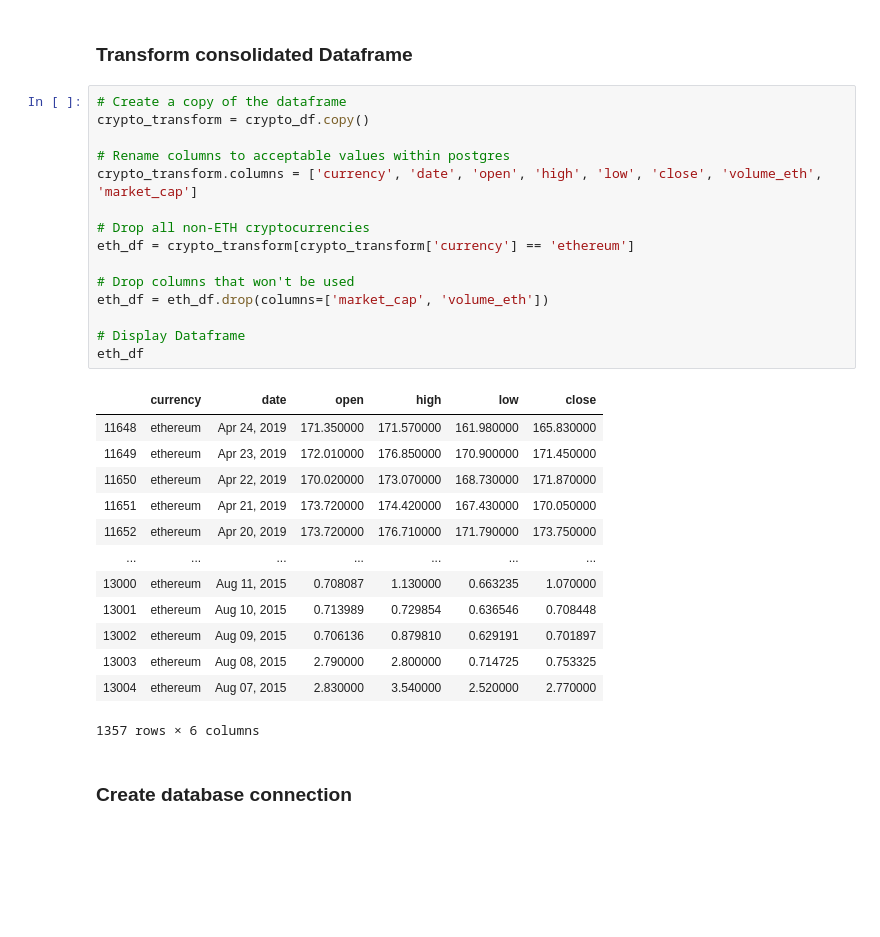
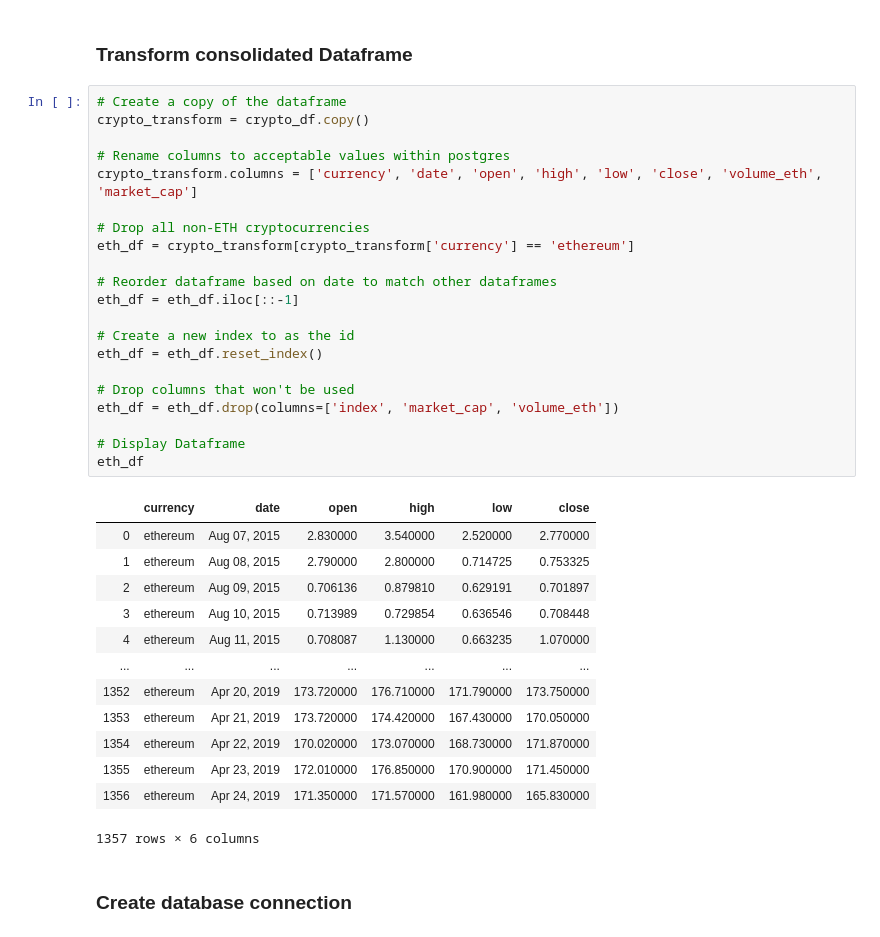
Before and after one commit to Sephka/ETL-project, a Jupyter notebook: etl_project.ipynb, the cells around one changed output. Cells and saved outputs as stored; diff of their text form; blank space fills up the shorter version.

```diff
--- a/etl_project.ipynb
+++ b/etl_project.ipynb
@@ -125,31 +133,37 @@ coinbase_transform
 # %%
 # Create a copy of the dataframe
 crypto_transform = crypto_df.copy()
 
 # Rename columns to acceptable values within postgres
 crypto_transform.columns = ['currency', 'date', 'open', 'high', 'low', 'close', 'volume_eth', 'market_cap']
 
 # Drop all non-ETH cryptocurrencies
 eth_df = crypto_transform[crypto_transform['currency'] == 'ethereum']
 
+# Reorder dataframe based on date to match other dataframes
+eth_df = eth_df.iloc[::-1]
+
+# Create a new index to as the id
+eth_df = eth_df.reset_index()
+
 # Drop columns that won't be used
-eth_df = eth_df.drop(columns=['market_cap', 'volume_eth'])
+eth_df = eth_df.drop(columns=['index', 'market_cap', 'volume_eth'])
 
 # Display Dataframe
 eth_df
 # %% [output]
 |  | currency | date | open | high | low | close |
-| 11648 | ethereum | Apr 24, 2019 | 171.350000 | 171.570000 | 161.980000 | 165.830000 |
-| 11649 | ethereum | Apr 23, 2019 | 172.010000 | 176.850000 | 170.900000 | 171.450000 |
-| 11650 | ethereum | Apr 22, 2019 | 170.020000 | 173.070000 | 168.730000 | 171.870000 |
-| 11651 | ethereum | Apr 21, 2019 | 173.720000 | 174.420000 | 167.430000 | 170.050000 |
-| 11652 | ethereum | Apr 20, 2019 | 173.720000 | 176.710000 | 171.790000 | 173.750000 |
+| 0 | ethereum | Aug 07, 2015 | 2.830000 | 3.540000 | 2.520000 | 2.770000 |
+| 1 | ethereum | Aug 08, 2015 | 2.790000 | 2.800000 | 0.714725 | 0.753325 |
+| 2 | ethereum | Aug 09, 2015 | 0.706136 | 0.879810 | 0.629191 | 0.701897 |
+| 3 | ethereum | Aug 10, 2015 | 0.713989 | 0.729854 | 0.636546 | 0.708448 |
+| 4 | ethereum | Aug 11, 2015 | 0.708087 | 1.130000 | 0.663235 | 1.070000 |
 | ... | ... | ... | ... | ... | ... | ... |
-| 13000 | ethereum | Aug 11, 2015 | 0.708087 | 1.130000 | 0.663235 | 1.070000 |
-| 13001 | ethereum | Aug 10, 2015 | 0.713989 | 0.729854 | 0.636546 | 0.708448 |
-| 13002 | ethereum | Aug 09, 2015 | 0.706136 | 0.879810 | 0.629191 | 0.701897 |
-| 13003 | ethereum | Aug 08, 2015 | 2.790000 | 2.800000 | 0.714725 | 0.753325 |
-| 13004 | ethereum | Aug 07, 2015 | 2.830000 | 3.540000 | 2.520000 | 2.770000 |
+| 1352 | ethereum | Apr 20, 2019 | 173.720000 | 176.710000 | 171.790000 | 173.750000 |
+| 1353 | ethereum | Apr 21, 2019 | 173.720000 | 174.420000 | 167.430000 | 170.050000 |
+| 1354 | ethereum | Apr 22, 2019 | 170.020000 | 173.070000 | 168.730000 | 171.870000 |
+| 1355 | ethereum | Apr 23, 2019 | 172.010000 | 176.850000 | 170.900000 | 171.450000 |
+| 1356 | ethereum | Apr 24, 2019 | 171.350000 | 171.570000 | 161.980000 | 165.830000 |
 1357 rows × 6 columns
 # %% [markdown]
 ### Create database connection
```
Also changed, not shown: parts of 3 cells of this notebook.
